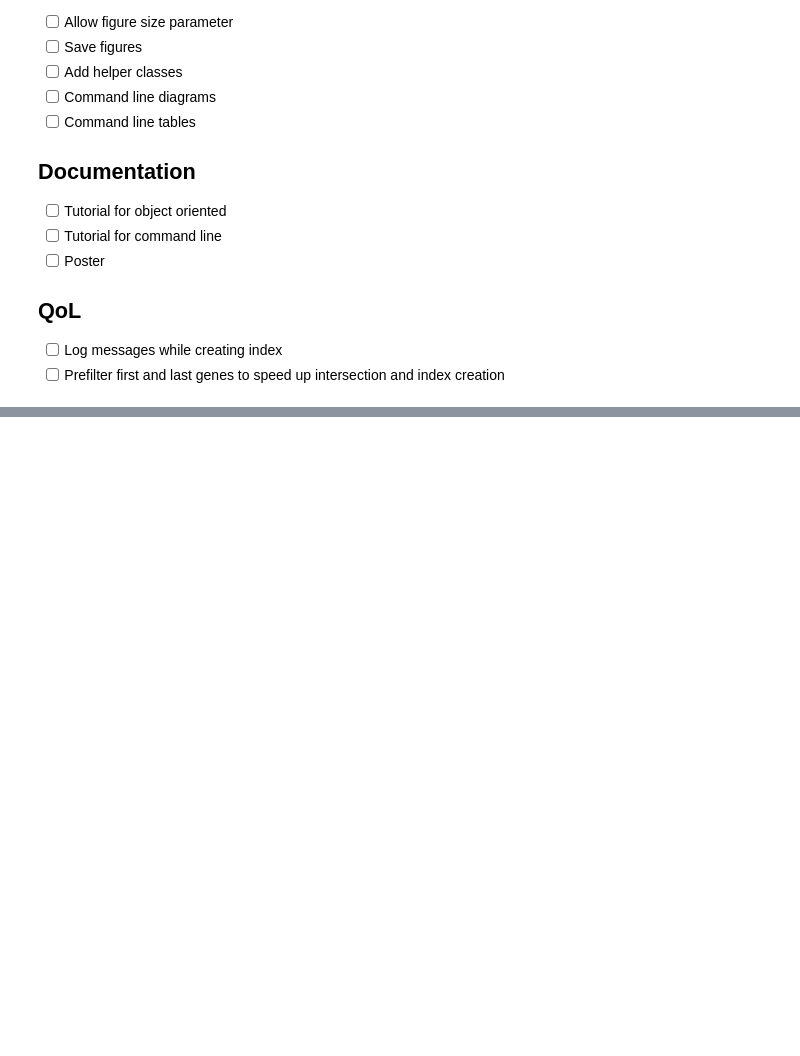
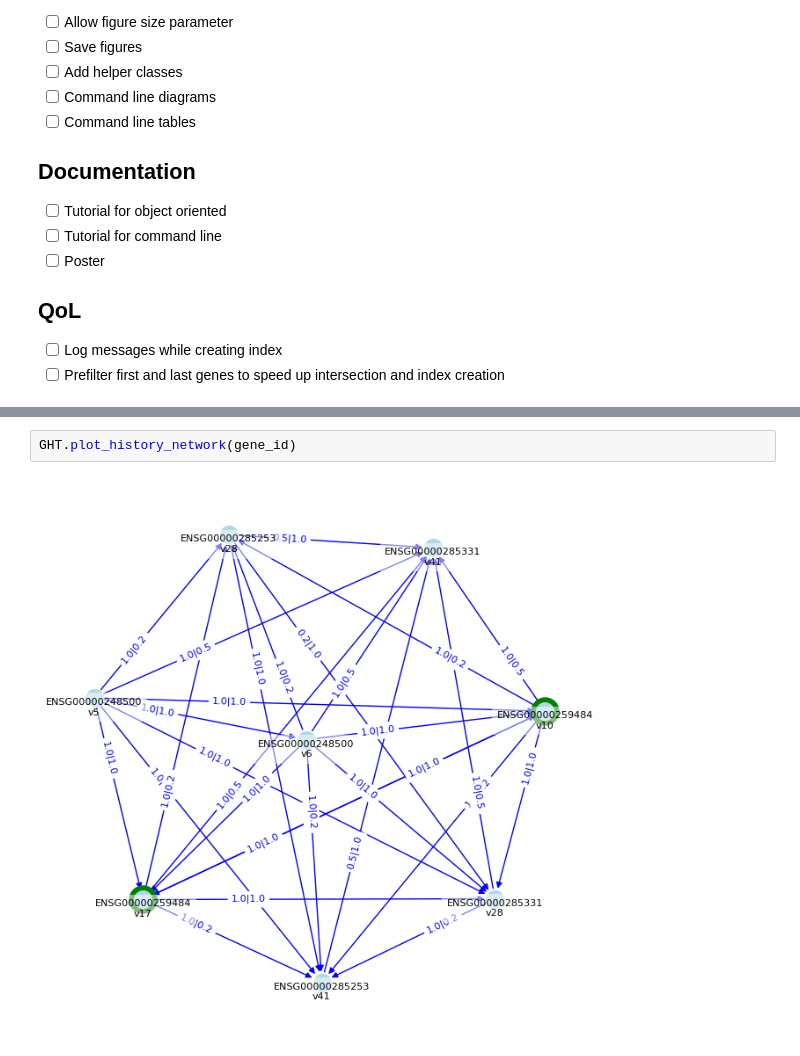
Before and after one commit to HugoGuillen/genehtracker, a Jupyter notebook: dev_v2.ipynb, the cells around one changed output, grey strips where cells are left out. Drawn from its saved outputs; the diff is of its cells as text; blank space fills up the shorter version.

```diff
--- a/dev_v2.ipynb
+++ b/dev_v2.ipynb
@@ -679,0 +959,4 @@ def plot_tracks(gene_id,DFG,G,DFC,overlap_thr = 0.1,dpi=150):
+# %%
+GHT.plot_history_network(gene_id)
+# %% [output]
+[figure, added]
```
Also changed, not shown: parts of 27 cells of this notebook, 8 other files.
